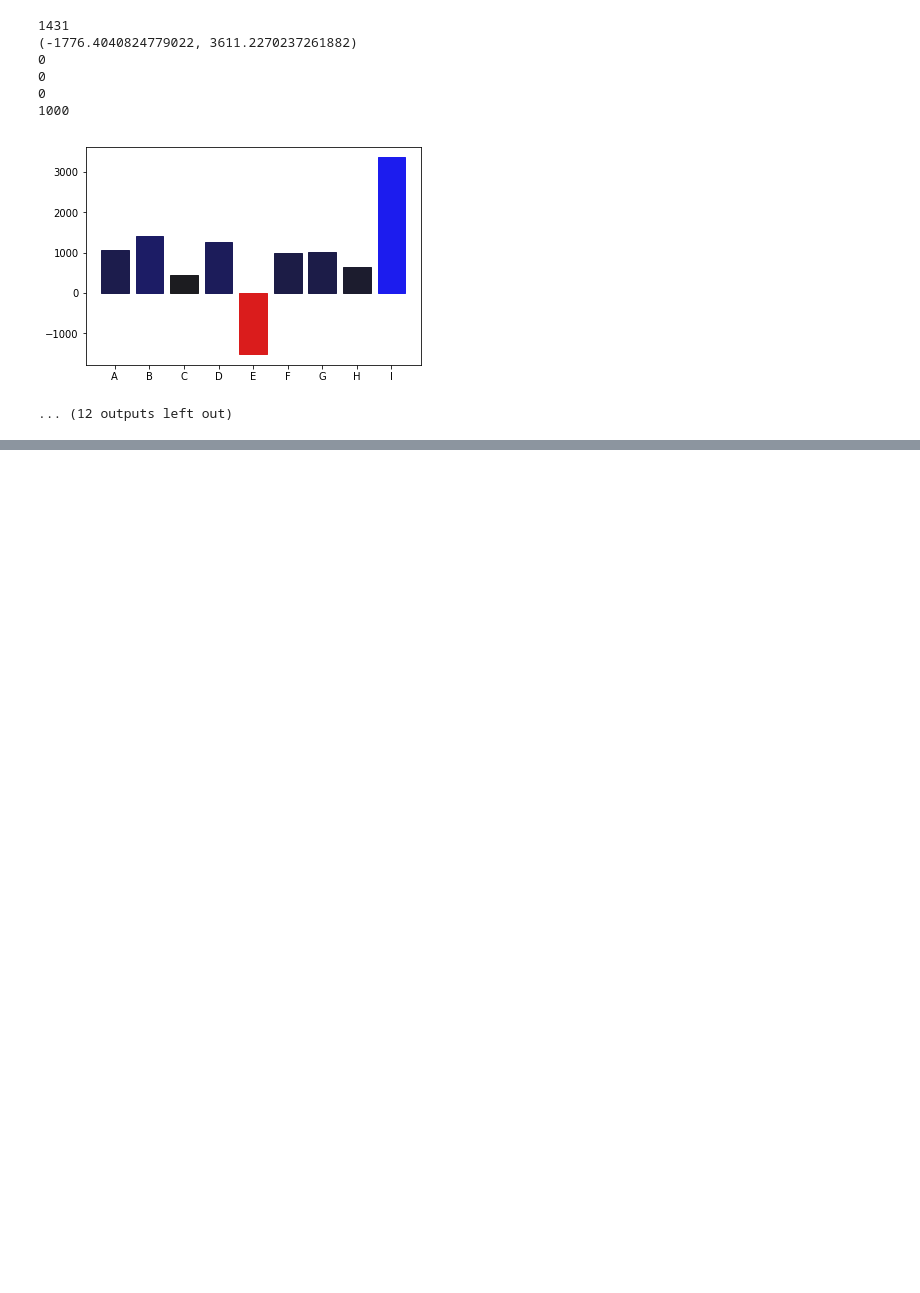
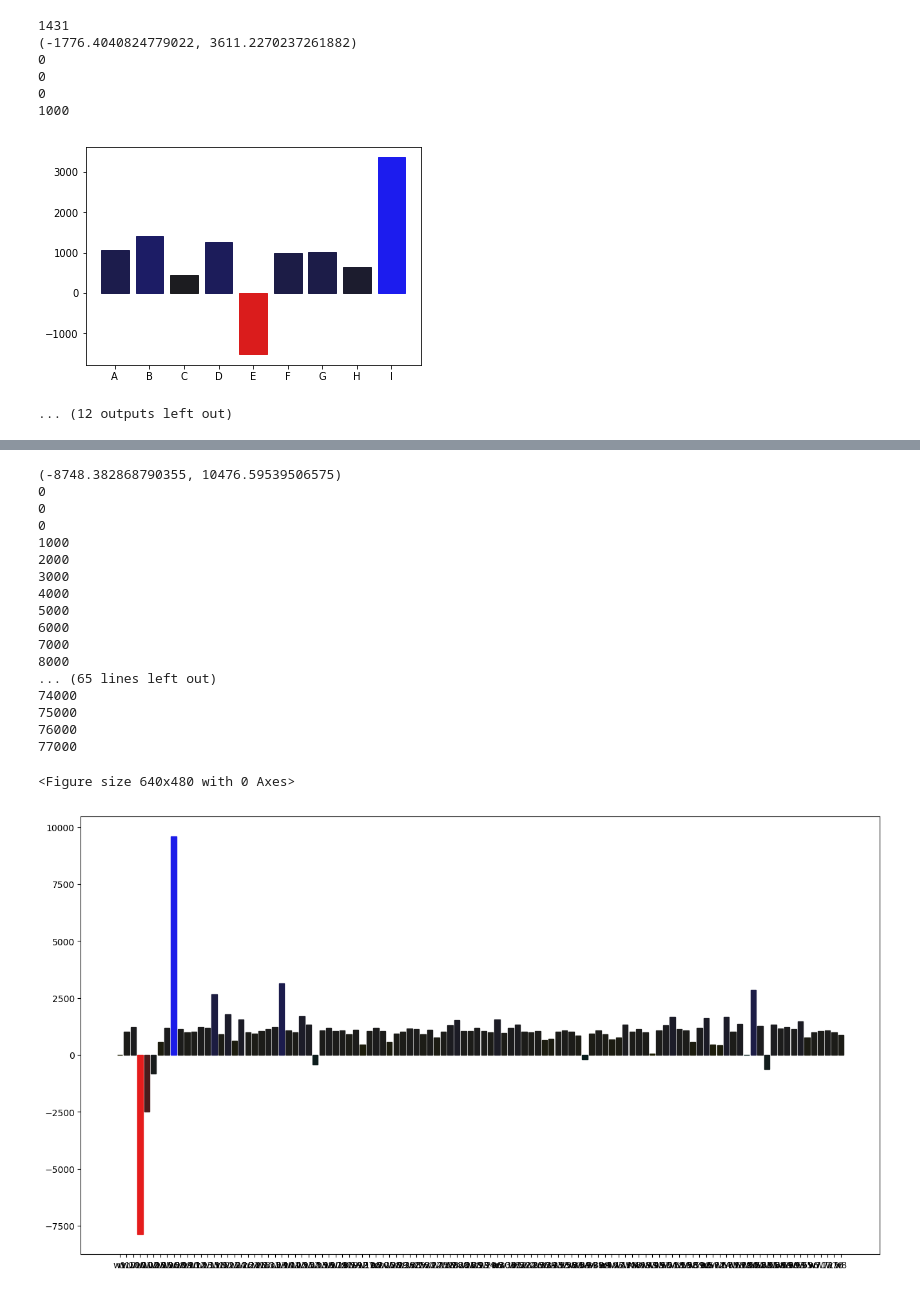
Before and after one commit to o19s/jarjar, a Jupyter notebook: animate_elo.ipynb, the cells around one changed output, grey strips where cells are left out. Cells and saved outputs as stored; diff of their text form; code cells hidden in the pictures; blank space fills up the shorter version.

```diff
--- a/animate_elo.ipynb
+++ b/animate_elo.ipynb
@@ -370,0 +405,2 @@ for i in range(0,12):
+# %%
+frame_data = elo_rate_raters(csv_data)
@@ -370,0 +425,22 @@ for i in range(0,12):
+# %%
+animate_elo(frame_data,"movies/elo_all.mp4",page=100,dpi=100,width=16,height=9)
+# %% [output]
+(-8748.382868790355, 10476.59539506575)
+0
+0
+0
+1000
+2000
+3000
+4000
+5000
+6000
+7000
+8000
+... (65 lines left out)
+74000
+75000
+76000
+77000
+<Figure size 640x480 with 0 Axes>
+[figure, added]
```
Also changed, not shown: parts of 8 cells of this notebook, 1 other file.
